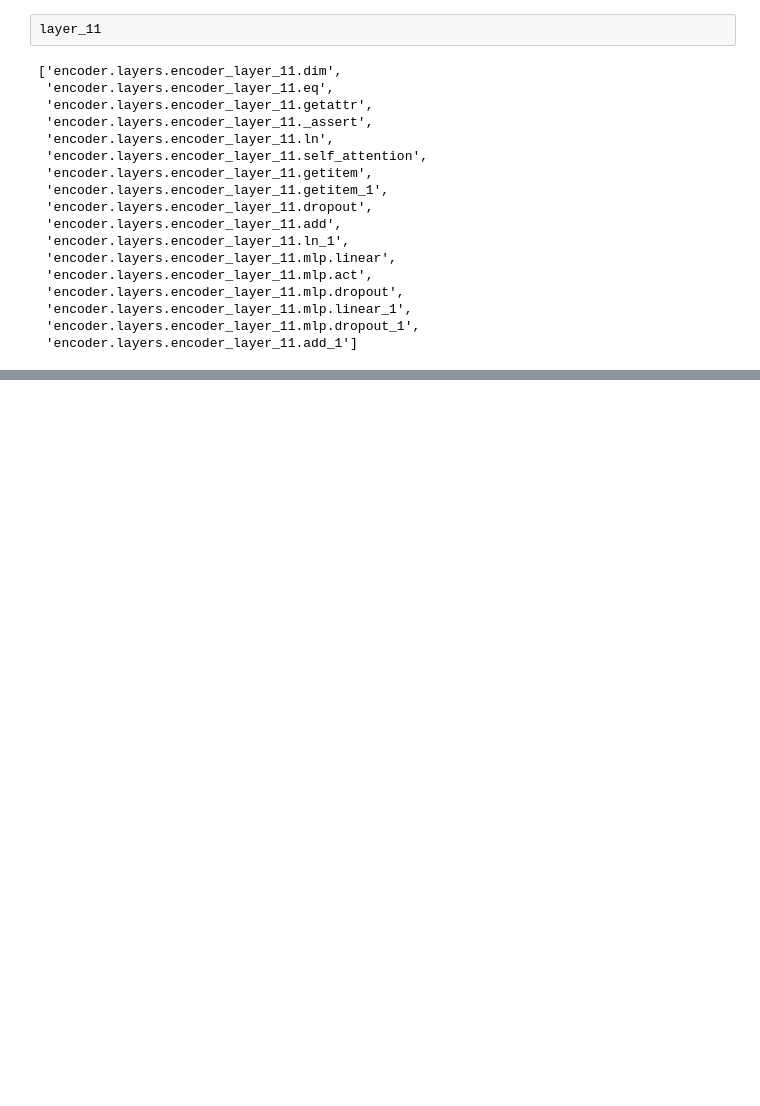
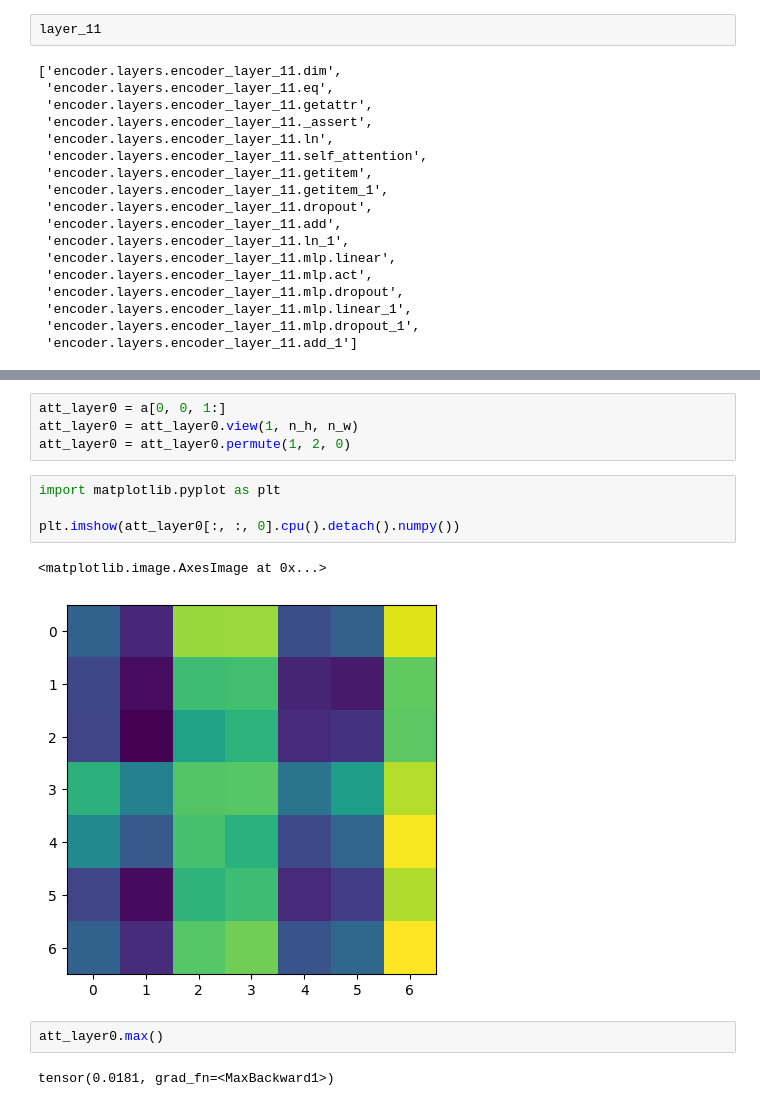
Before and after one commit to yixiao1/CILv2_multiview, a Jupyter notebook: 01_pretrained_vit_explore.ipynb, the cells around one changed output, grey strips where cells are left out. Saved outputs shown, nothing was run; the diff lists cells and outputs as text; blank space fills up the shorter version.

```diff
--- a/01_pretrained_vit_explore.ipynb
+++ b/01_pretrained_vit_explore.ipynb
@@ -358,0 +360,15 @@ torch.Size([1, 50, 768])
+# %%
+att_layer0 = a[0, 0, 1:]
+att_layer0 = att_layer0.view(1, n_h, n_w)
+att_layer0 = att_layer0.permute(1, 2, 0)
+# %%
+import matplotlib.pyplot as plt
+
+plt.imshow(att_layer0[:, :, 0].cpu().detach().numpy())
+# %% [output]
+<matplotlib.image.AxesImage at 0x...>
+[figure, added]
+# %%
+att_layer0.max()
+# %% [output]
+tensor(0.0181, grad_fn=<MaxBackward1>)
```
Also changed, not shown: parts of 25 cells of this notebook, 14 other files.
